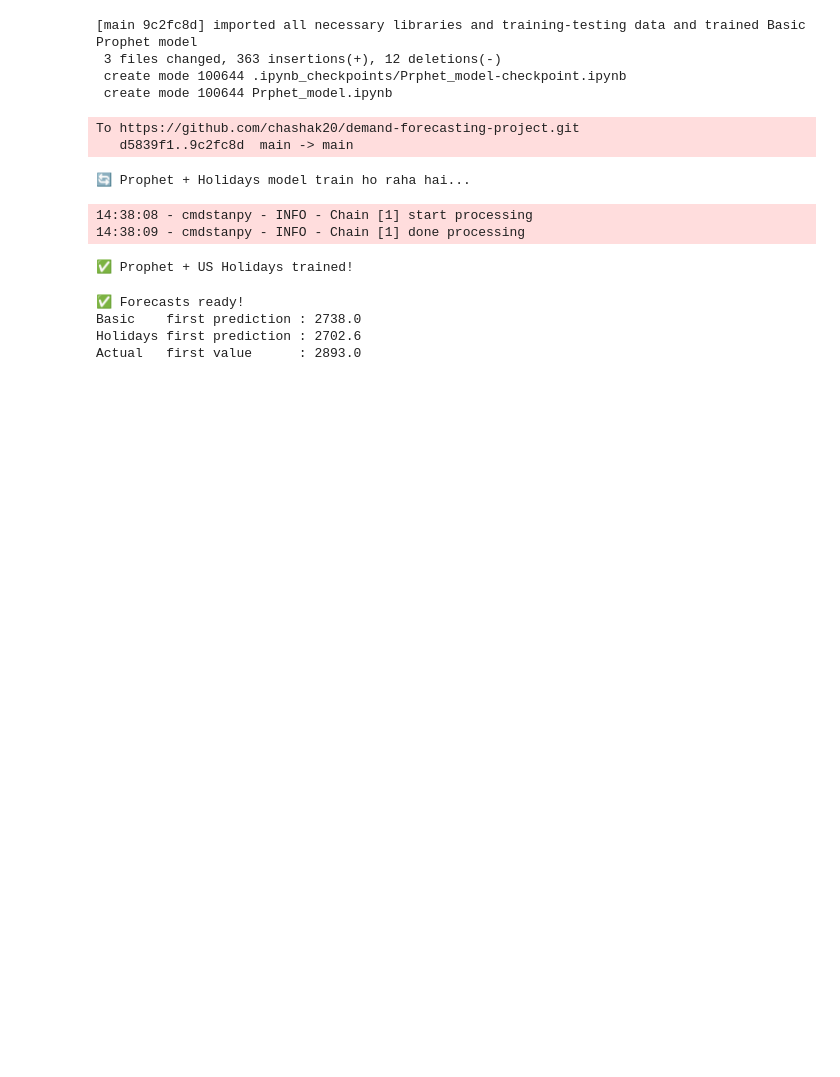
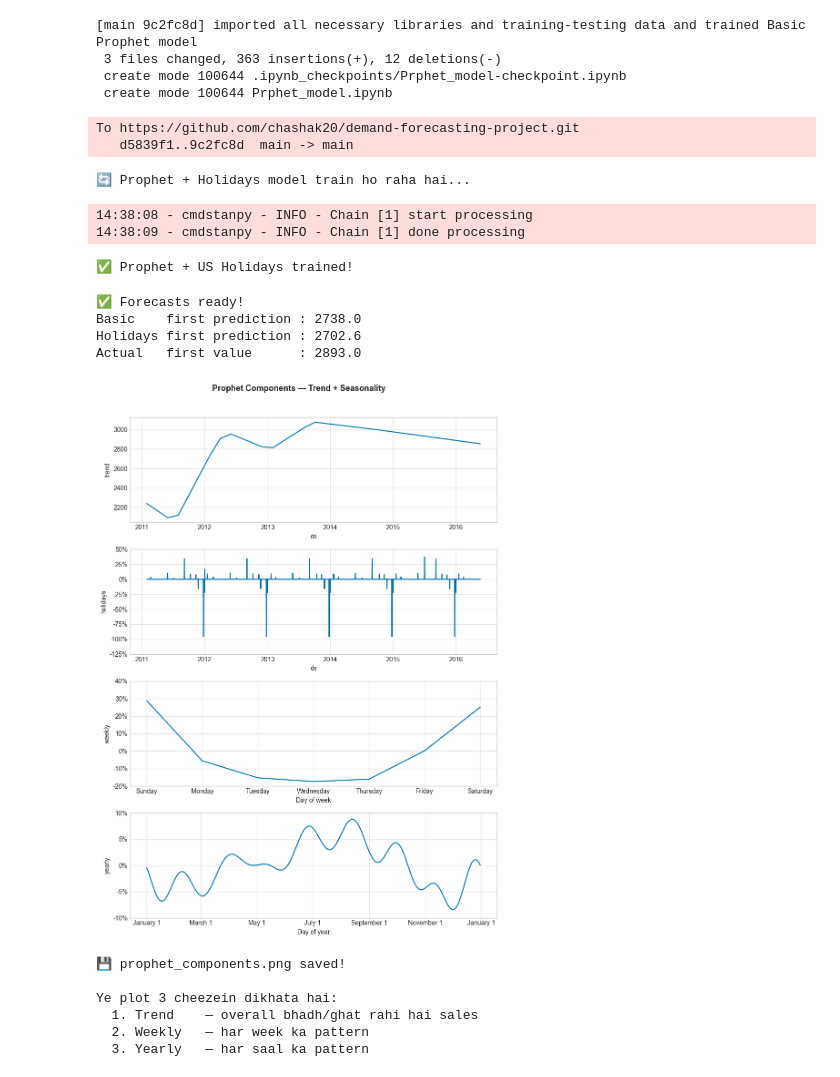
Before and after one commit to chashak20/demand-forecasting-project, a Jupyter notebook: Prphet_model.ipynb, the cells around one changed output. Cells and saved outputs as stored; diff of their text form; code cells hidden in the pictures; blank space fills up the shorter version.

Commit message:
Prophet components with Analysis of Trend , Weekly and Yearly

```diff
--- a/Prphet_model.ipynb
+++ b/Prphet_model.ipynb
@@ -163,0 +162,23 @@ Actual   first value      : 2893.0
+# %%
+# Prophet ka khaas feature — components dikhata hai!
+# Trend, Weekly, Yearly — alag alag
+fig = model_holidays.plot_components(forecast_holidays)
+fig.suptitle('Prophet Components — Trend + Seasonality',
+             fontsize=13, fontweight='bold', y=1.02)
+plt.tight_layout()
+plt.savefig('prophet_components.png', dpi=150, bbox_inches='tight')
+plt.show()
+print('💾 prophet_components.png saved!')
+print()
+print('Ye plot 3 cheezein dikhata hai:')
+print('  1. Trend    — overall bhadh/ghat rahi hai sales')
+print('  2. Weekly   — har week ka pattern')
+print('  3. Yearly   — har saal ka pattern')
+# %% [output]
+[figure, added]
+💾 prophet_components.png saved!
+
+Ye plot 3 cheezein dikhata hai:
+  1. Trend    — overall bhadh/ghat rahi hai sales
+  2. Weekly   — har week ka pattern
+  3. Yearly   — har saal ka pattern
```
Also changed, not shown: parts of 2 cells of this notebook, 1 other file.
